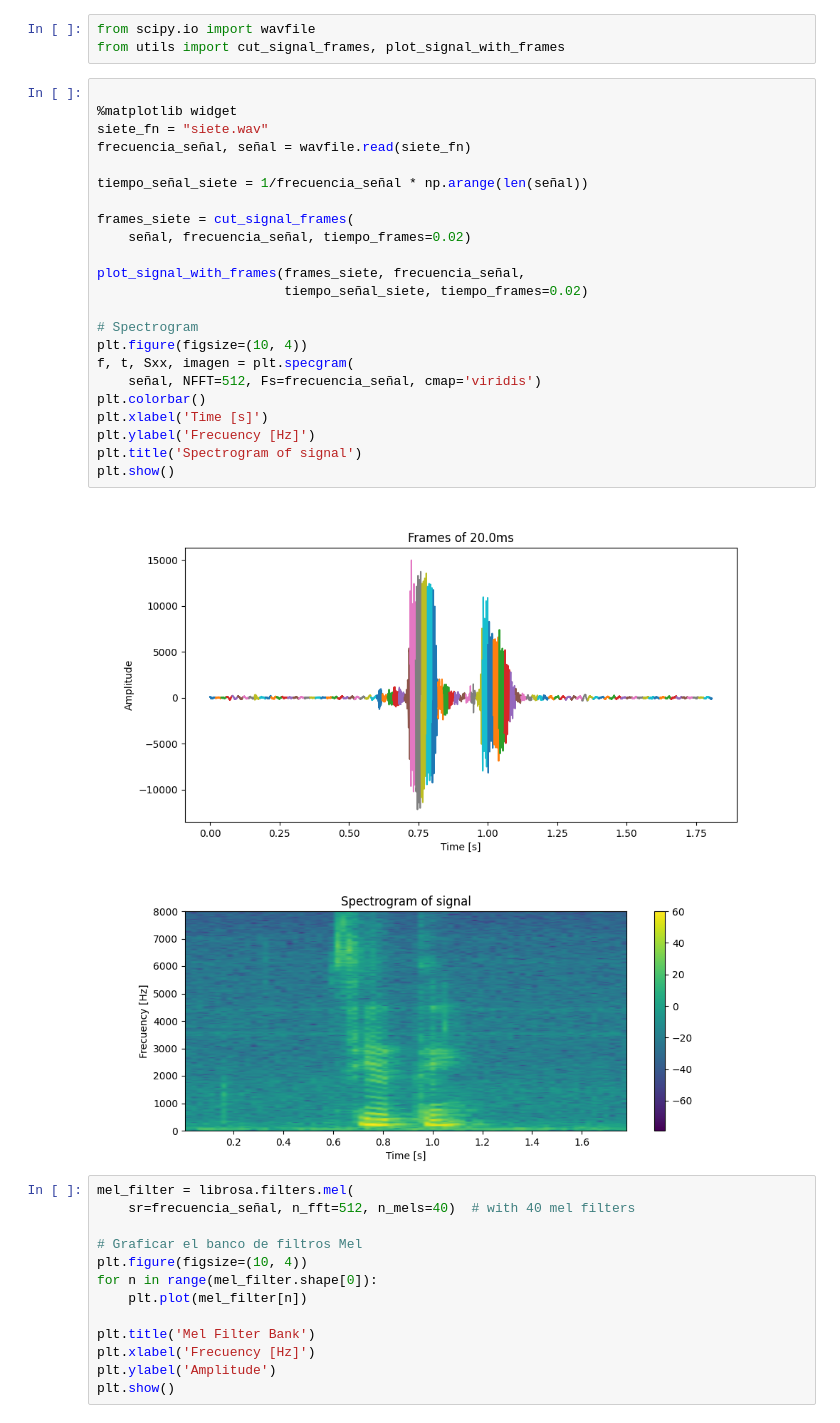
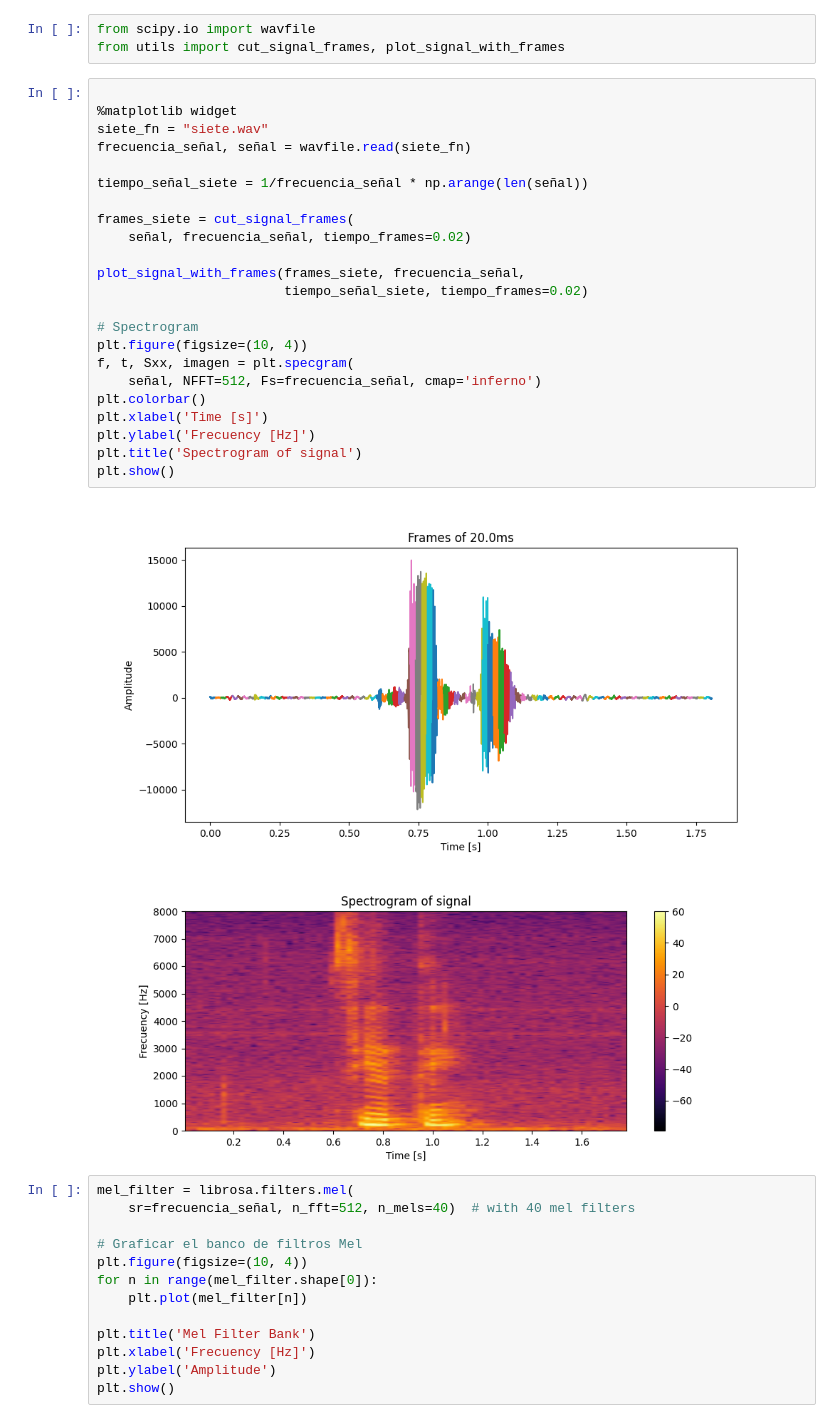
Before and after one commit to oscarjibou/University_projects, a Jupyter notebook: TDS/P3/src.ipynb, the cells around one changed output. Cells and saved outputs as stored; diff of their text form.

```diff
--- a/TDS/P3/src.ipynb
+++ b/TDS/P3/src.ipynb
@@ -14,29 +14,29 @@ from utils import cut_signal_frames, plot_signal_with_frames
 # %%
 
 %matplotlib widget
 siete_fn = "siete.wav"
 frecuencia_señal, señal = wavfile.read(siete_fn)
 
 tiempo_señal_siete = 1/frecuencia_señal * np.arange(len(señal))
 
 frames_siete = cut_signal_frames(
     señal, frecuencia_señal, tiempo_frames=0.02)
 
 plot_signal_with_frames(frames_siete, frecuencia_señal,
                         tiempo_señal_siete, tiempo_frames=0.02)
 
 # Spectrogram
 plt.figure(figsize=(10, 4))
 f, t, Sxx, imagen = plt.specgram(
-    señal, NFFT=512, Fs=frecuencia_señal, cmap='viridis')
+    señal, NFFT=512, Fs=frecuencia_señal, cmap='inferno')
 plt.colorbar()
 plt.xlabel('Time [s]')
 plt.ylabel('Frecuency [Hz]')
 plt.title('Spectrogram of signal')
 plt.show()
 # %% [output]
 [figure]
-[figure, old version]
+[figure, new version]
 # %%
 mel_filter = librosa.filters.mel(
     sr=frecuencia_señal, n_fft=512, n_mels=40)  # with 40 mel filters
```
